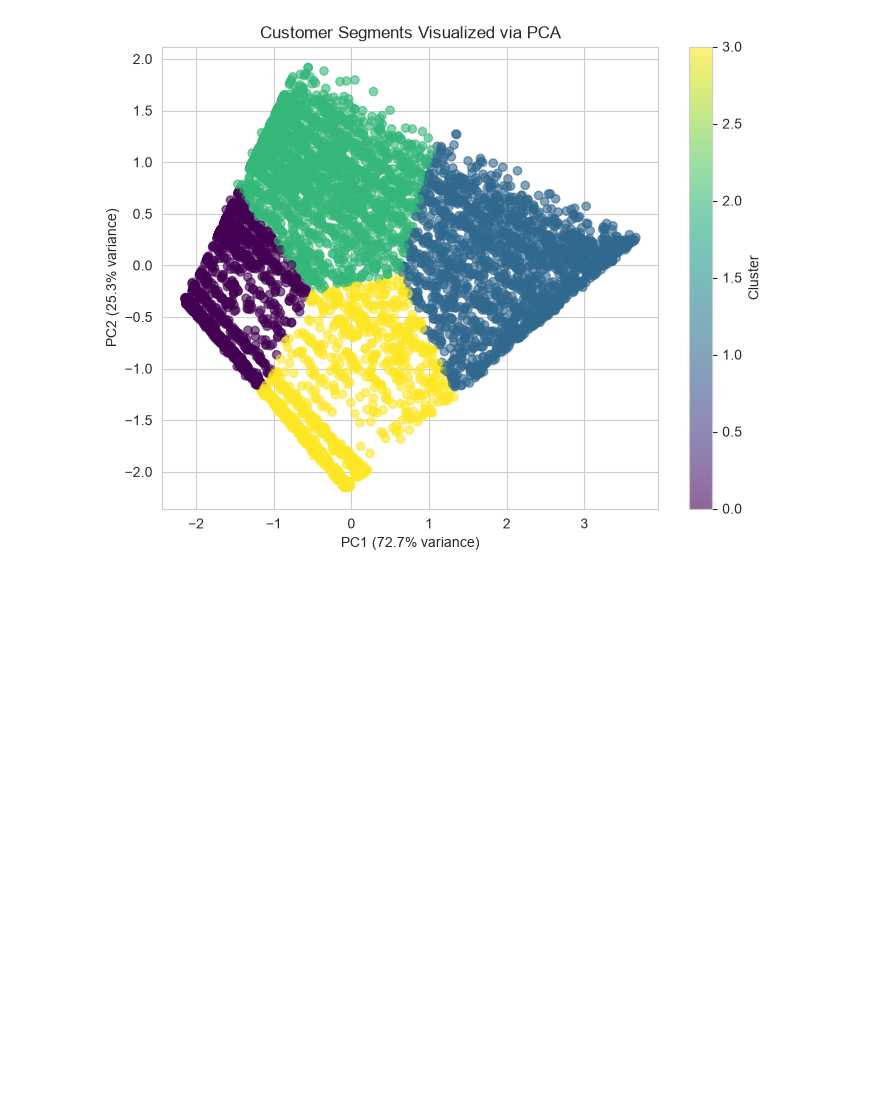
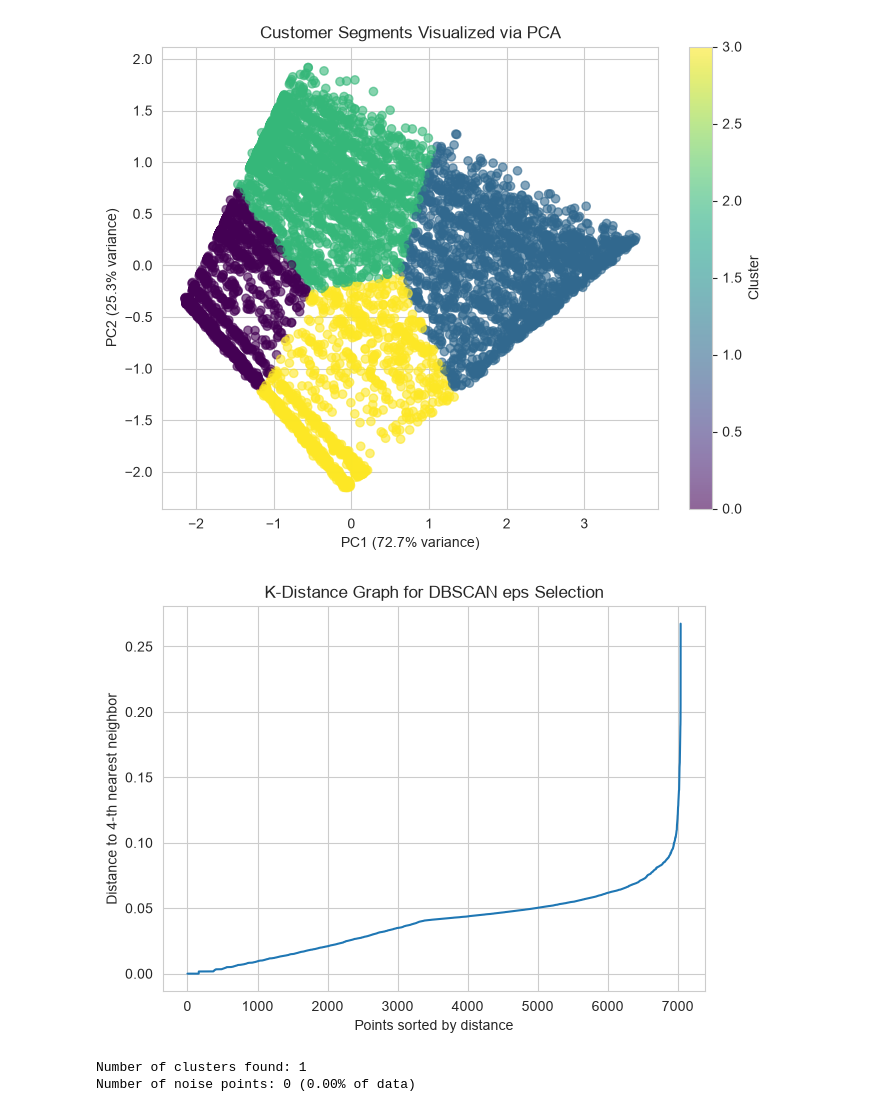
Before and after one commit to keshviss/customer-churn-prediction, a Jupyter notebook: notebooks/eda_and_model_training.ipynb, the cells around one changed output. Saved outputs shown, nothing was run; the diff lists cells and outputs as text; code cells hidden in the pictures; blank space fills up the shorter version.

```diff
--- a/notebooks/eda_and_model_training.ipynb
+++ b/notebooks/eda_and_model_training.ipynb
@@ -1125,3 +1128,40 @@ plt.savefig('../static/images/pca_scatter.png', bbox_inches='tight', dpi=100)
 plt.show()
 # %% [output]
 [figure]
+# %%
+from sklearn.neighbors import NearestNeighbors
+
+# For DBSCAN, a common way to choose eps is the "k-distance graph":
+# compute the distance to each point's k-th nearest neighbor, sort them,
+# and look for the "knee" — the point where distance starts increasing sharply.
+k = 4  # commonly set equal to min_samples
+neighbors = NearestNeighbors(n_neighbors=k)
+neighbors_fit = neighbors.fit(X_cluster_scaled)
+distances, indices = neighbors_fit.kneighbors(X_cluster_scaled)
+
+# Sort distances to the k-th neighbor for every point
+k_distances = np.sort(distances[:, k-1])
+
+plt.figure(figsize=(7, 5))
+plt.plot(k_distances)
+plt.xlabel('Points sorted by distance')
+plt.ylabel(f'Distance to {k}-th nearest neighbor')
+plt.title('K-Distance Graph for DBSCAN eps Selection')
+plt.show()
+# %% [output]
+[figure, added]
+# %%
+from sklearn.cluster import DBSCAN
+
+# Adjust eps based on where you saw the knee in the k-distance graph (common starting point: 0.3-0.5 for scaled data)
+dbscan_model = DBSCAN(eps=0.4, min_samples=4)
+dbscan_labels = dbscan_model.fit_predict(X_cluster_scaled)
+
+n_clusters_dbscan = len(set(dbscan_labels)) - (1 if -1 in dbscan_labels else 0)
+n_noise = list(dbscan_labels).count(-1)
+
+print(f"Number of clusters found: {n_clusters_dbscan}")
+print(f"Number of noise points: {n_noise} ({n_noise/len(dbscan_labels)*100:.2f}% of data)")
+# %% [output]
+Number of clusters found: 1
+Number of noise points: 0 (0.00% of data)
```
Also changed, not shown: parts of 11 cells of this notebook, 14 other files.
